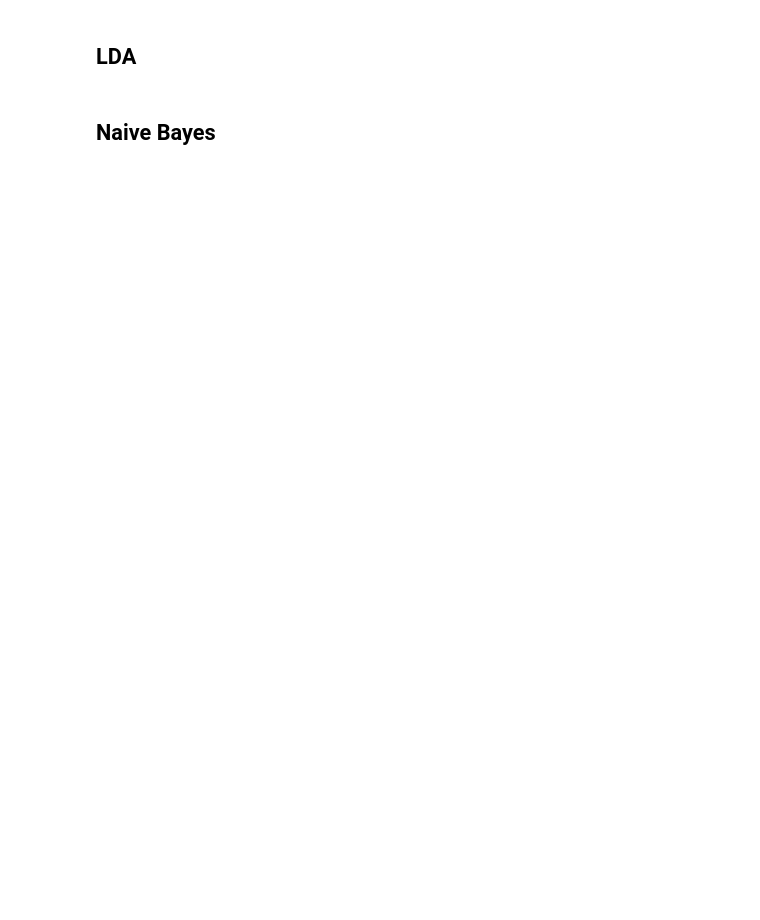
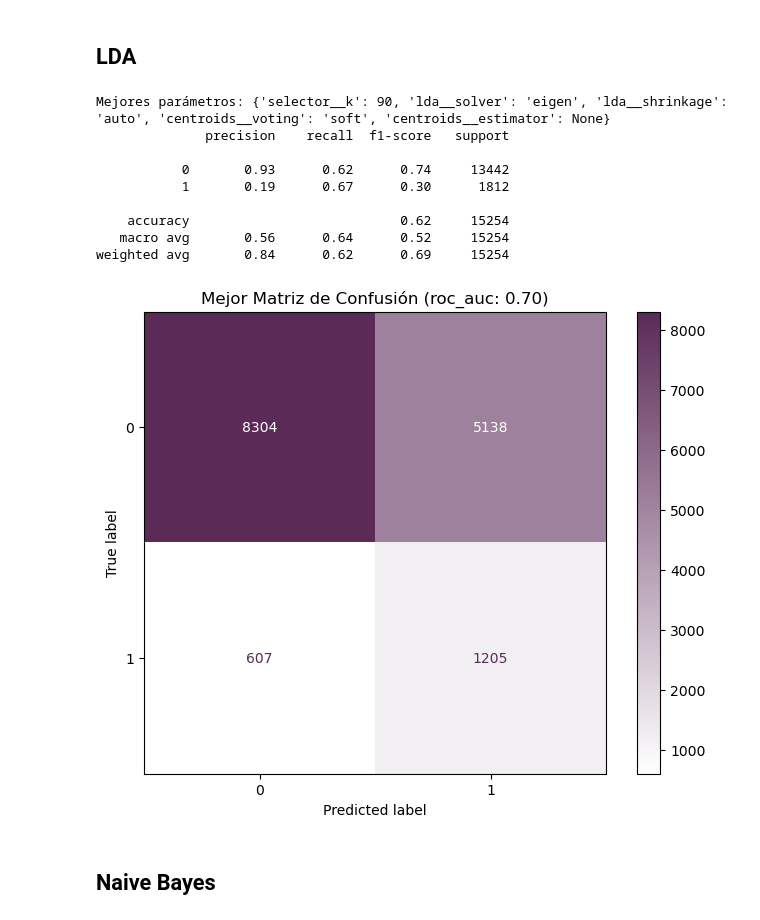
Before and after one commit to danielsoponaru/25-26_R07_NARANJA, a Jupyter notebook: 02-EDA.ipynb, the cells around one changed output. Drawn from its saved outputs; the diff is of its cells as text; code cells hidden in the pictures; blank space fills up the shorter version.

```diff
--- a/02-EDA.ipynb
+++ b/02-EDA.ipynb
@@ -979,7 +1067,7 @@ parametros = {
     'lda__solver': ['lsqr', 'eigen'],
     'lda__shrinkage': ['auto', 0.1, 0.5, 0.9],
     'centroids__estimator': [None],
-    'centroids__voting': ['hard', 'soft']}
+    'centroids__voting': ['soft']}
 
 modelo = RandomizedSearchCV(
     estimator=pipeline,
@@ -989,33 +1077,44 @@ modelo = RandomizedSearchCV(
     scoring='roc_auc',
     n_jobs=-1,
     random_state=6)
 
 modelo.fit(x_train, y_train)
 y_pred = modelo.best_estimator_.predict(x_test)
 
 # RESULTADOS
 cm = confusion_matrix(y_test, y_pred)
 
 fig, ax = plt.subplots(figsize=(8, 6))
 disp = ConfusionMatrixDisplay(confusion_matrix=cm,
                               display_labels=modelo.best_estimator_.classes_)
 
 disp.plot(cmap=lagun_cmap, ax=ax, values_format='d')
 
 plt.title(f'Mejor Matriz de Confusión (roc_auc: {modelo.best_score_:.2f})')
 
 print(f"Mejores parámetros: {modelo.best_params_}")
 print(classification_report(y_test, y_pred))
 plt.show()
 
 report = classification_report(y_test, y_pred, output_dict=True)
 fila_LDA_Cluster = {
     "modelo": "LDA (Cluster.center)",
     "roc-auc": modelo.best_score_,
     "recall 1": report["1"]["recall"],
     "f1-score medio": report["macro avg"]["f1-score"]}
 
 filas.append(fila_LDA_Cluster)
+# %% [output]
+Mejores parámetros: {'selector__k': 90, 'lda__solver': 'eigen', 'lda__shrinkage': 'auto', 'centroids__voting': 'soft', 'centroids__estimator': None}
+              precision    recall  f1-score   support
+
+           0       0.93      0.62      0.74     13442
+           1       0.19      0.67      0.30      1812
+
+    accuracy                           0.62     15254
+   macro avg       0.56      0.64      0.52     15254
+weighted avg       0.84      0.62      0.69     15254
+[figure, added]
 # %% [markdown]
 ## Naive Bayes
 # %%
```
Also changed, not shown: parts of 23 cells of this notebook, 1 other file.
